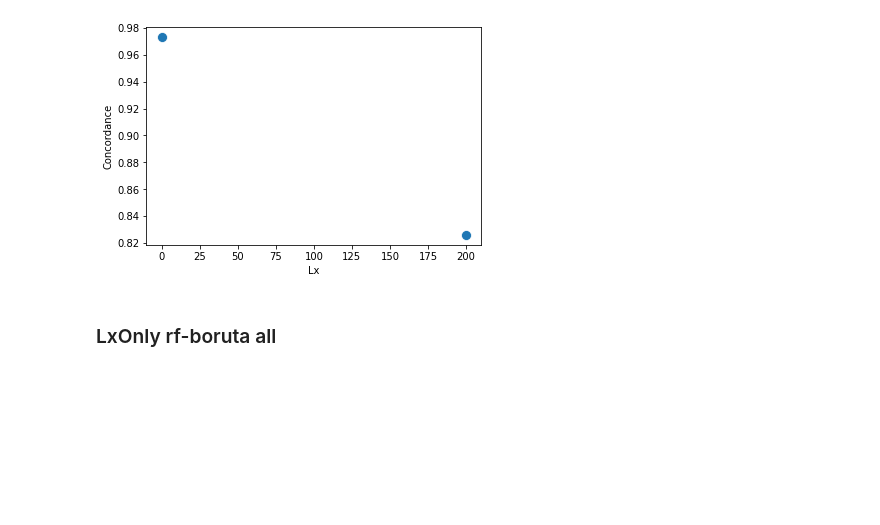
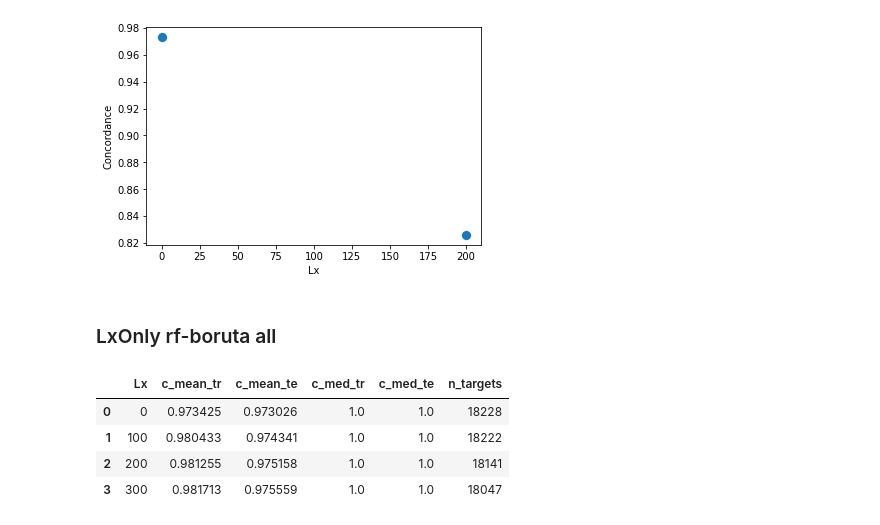
Before and after one commit to pritchardlabatpsu/cga_app, a Jupyter notebook: notebooks/05d-Lx_saturation_concord.ipynb, the cells around one changed output. Cells and saved outputs as stored; diff of their text form; code cells hidden in the pictures; blank space fills up the shorter version.

```diff
--- a/notebooks/05d-Lx_saturation_concord.ipynb
+++ b/notebooks/05d-Lx_saturation_concord.ipynb
@@ -83,9 +83,15 @@ ax.set(xlabel='Lx', ylabel='Concordance')
 # %% [markdown]
 ### LxOnly rf-boruta all
 # %%
-Lx_range = [0, 100, 200]
+Lx_range = [0,100, 200, 300]
 df_stats = getStats('only_reg_rf_boruta_all', 'L0only_reg_dummy_all')
 df_stats
+# %% [output]
+|  | Lx | c_mean_tr | c_mean_te | c_med_tr | c_med_te | n_targets |
+| 0 | 0 | 0.973425 | 0.973026 | 1.0 | 1.0 | 18228 |
+| 1 | 100 | 0.980433 | 0.974341 | 1.0 | 1.0 | 18222 |
+| 2 | 200 | 0.981255 | 0.975158 | 1.0 | 1.0 | 18141 |
+| 3 | 300 | 0.981713 | 0.975559 | 1.0 | 1.0 | 18047 |
 # %%
 ax = sns.scatterplot(df_stats.Lx, df_stats.c_mean_te, s=100)
 ax.set(xlabel='Lx', ylabel='Concordance')
```
Also changed, not shown: parts of 2 cells of this notebook, 1 other file.
